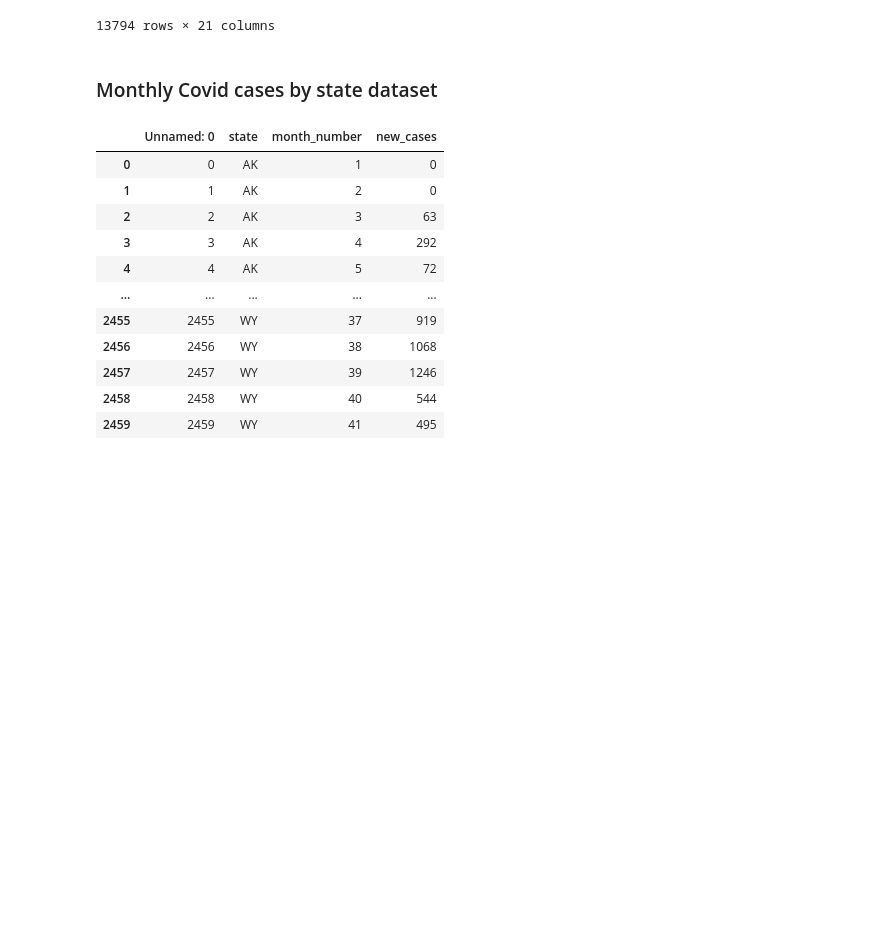
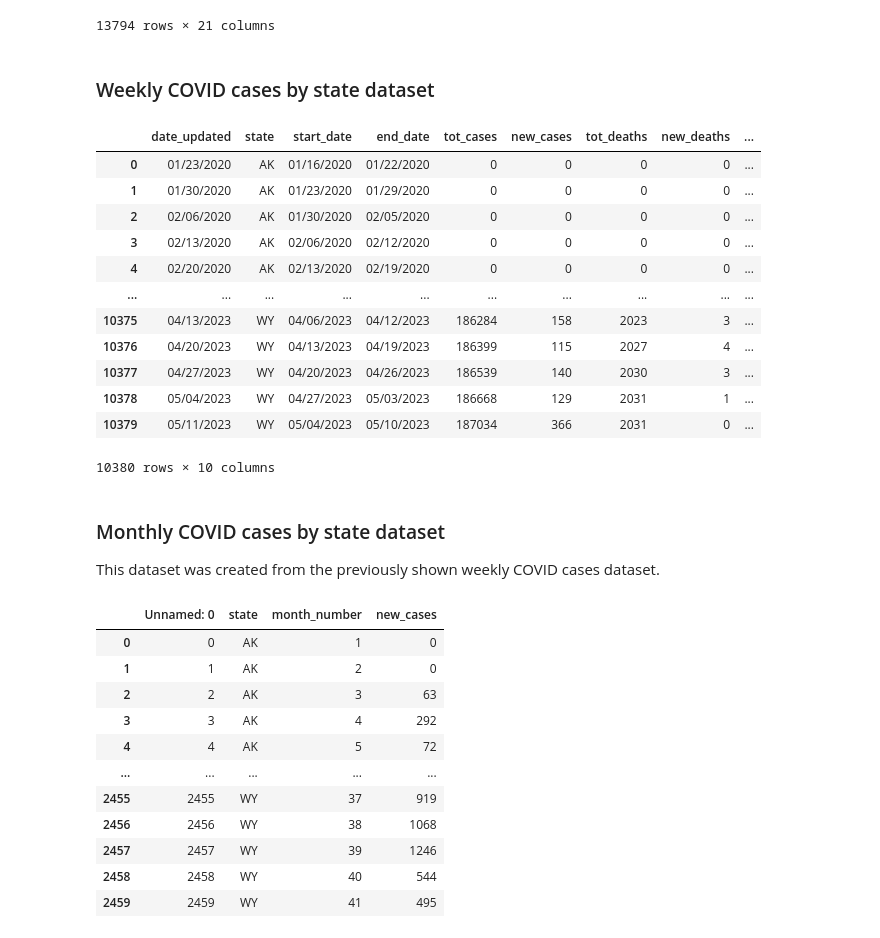
Before and after one commit to RyanErm/mlproject, a Jupyter notebook: Final_Paper.ipynb, the cells around one changed output. Saved outputs shown, nothing was run; the diff lists cells and outputs as text; code cells hidden in the pictures; blank space fills up the shorter version.

```diff
--- a/Final_Paper.ipynb
+++ b/Final_Paper.ipynb
@@ -35,7 +35,27 @@ pd.read_csv('https://raw.githubusercontent.com/jac7az/mlproject/refs/heads/main/
 | 13793 | 88215 | California | Long Beach | FBI | No | 2023 | December | Murder and non-negligent manslaug... | Single victim/multiple offenders | 28.0 | ... |
 13794 rows × 21 columns
 # %% [markdown]
-### Monthly Covid cases by state dataset
+### Weekly COVID cases by state dataset
+# %%
+pd.read_csv('https://raw.githubusercontent.com/RyanErm/mlproject/refs/heads/main/Weekly_Covid.csv')
+# %% [output]
+|  | date_updated | state | start_date | end_date | tot_cases | new_cases | tot_deaths | new_deaths | ... |
+| 0 | 01/23/2020 | AK | 01/16/2020 | 01/22/2020 | 0 | 0 | 0 | 0 | ... |
+| 1 | 01/30/2020 | AK | 01/23/2020 | 01/29/2020 | 0 | 0 | 0 | 0 | ... |
+| 2 | 02/06/2020 | AK | 01/30/2020 | 02/05/2020 | 0 | 0 | 0 | 0 | ... |
+| 3 | 02/13/2020 | AK | 02/06/2020 | 02/12/2020 | 0 | 0 | 0 | 0 | ... |
+| 4 | 02/20/2020 | AK | 02/13/2020 | 02/19/2020 | 0 | 0 | 0 | 0 | ... |
+| ... | ... | ... | ... | ... | ... | ... | ... | ... | ... |
+| 10375 | 04/13/2023 | WY | 04/06/2023 | 04/12/2023 | 186284 | 158 | 2023 | 3 | ... |
+| 10376 | 04/20/2023 | WY | 04/13/2023 | 04/19/2023 | 186399 | 115 | 2027 | 4 | ... |
+| 10377 | 04/27/2023 | WY | 04/20/2023 | 04/26/2023 | 186539 | 140 | 2030 | 3 | ... |
+| 10378 | 05/04/2023 | WY | 04/27/2023 | 05/03/2023 | 186668 | 129 | 2031 | 1 | ... |
+| 10379 | 05/11/2023 | WY | 05/04/2023 | 05/10/2023 | 187034 | 366 | 2031 | 0 | ... |
+10380 rows × 10 columns
+# %% [markdown]
+### Monthly COVID cases by state dataset
+
+This dataset was created from the previously shown weekly COVID cases dataset.
 # %%
 pd.read_csv('https://raw.githubusercontent.com/jac7az/mlproject/refs/heads/main/cases_month_state.csv')
 # %% [output]
```
